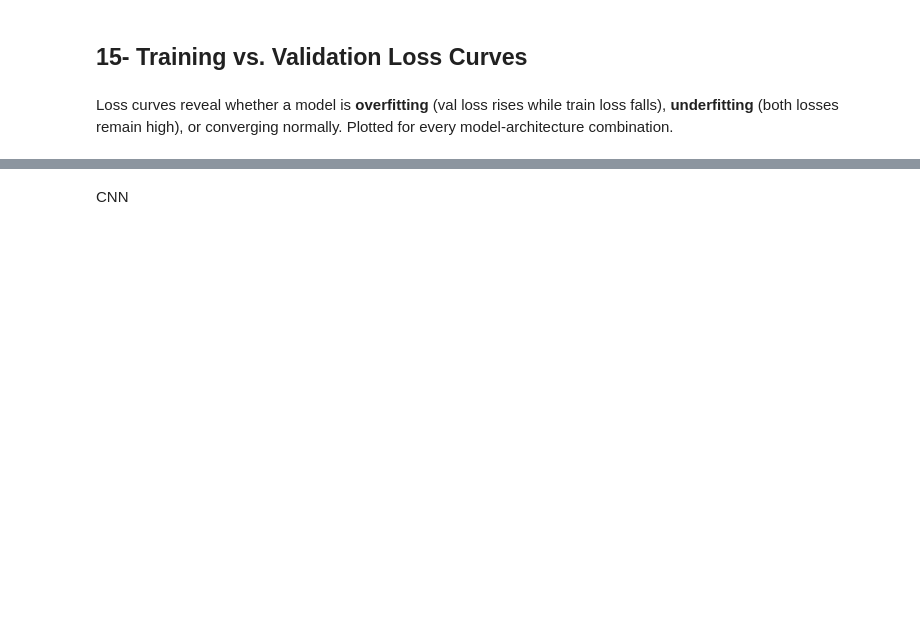
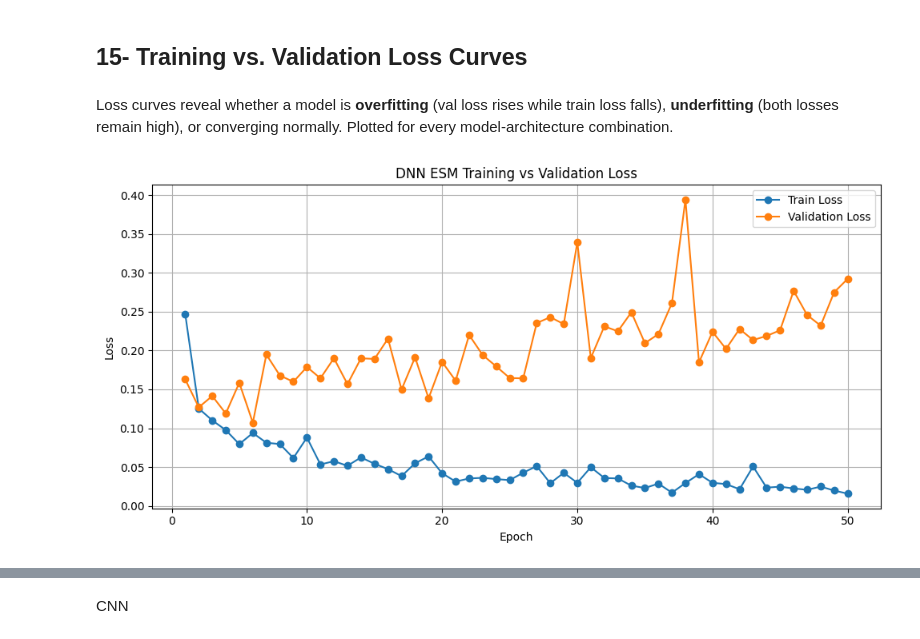
Before and after one commit to mariaportela4/Thesis, a Jupyter notebook: notebooks/01_domain_analysis.ipynb, the cells around one changed output, grey strips where cells are left out. Saved outputs shown, nothing was run; the diff lists cells and outputs as text; code cells hidden in the pictures; blank space fills up the shorter version.

```diff
--- a/notebooks/01_domain_analysis.ipynb
+++ b/notebooks/01_domain_analysis.ipynb
@@ -1324,6 +1324,26 @@ plot_confusion_matrix(
 ## 15- Training vs. Validation Loss Curves
 # %% [markdown]
  Loss curves reveal whether a model is **overfitting** (val loss rises while train loss falls), **underfitting** (both losses remain high), or converging normally. Plotted for every model-architecture combination.
+# %%
+df = pd.read_csv("../results/history/dnn_esm_history.csv")
+
+epochs = df["epoch"]
+
+plt.figure(figsize=(10,5))
+
+plt.plot(epochs, df["train_loss"], marker="o", label="Train Loss")
+plt.plot(epochs, df["val_loss"], marker="o", label="Validation Loss")
+
+plt.xlabel("Epoch")
+plt.ylabel("Loss")
+plt.title("DNN ESM Training vs Validation Loss")
+plt.legend()
+plt.grid(True)
+
+plt.tight_layout()
+plt.show()
+# %% [output]
+[figure, added]
 # %%
 df = pd.read_csv("../results/history/dnn_bert_history.csv")
 
```
Also changed, not shown: parts of 14 cells of this notebook.
